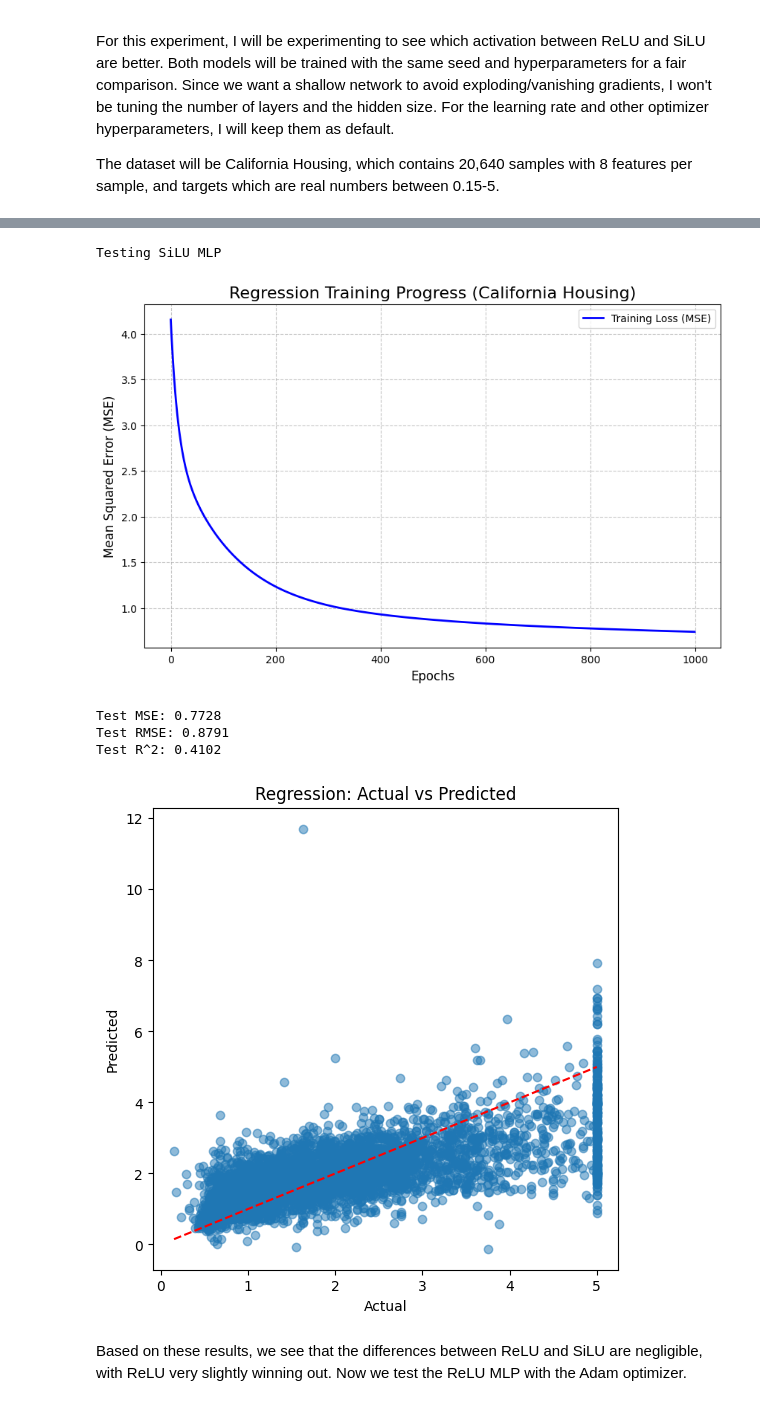
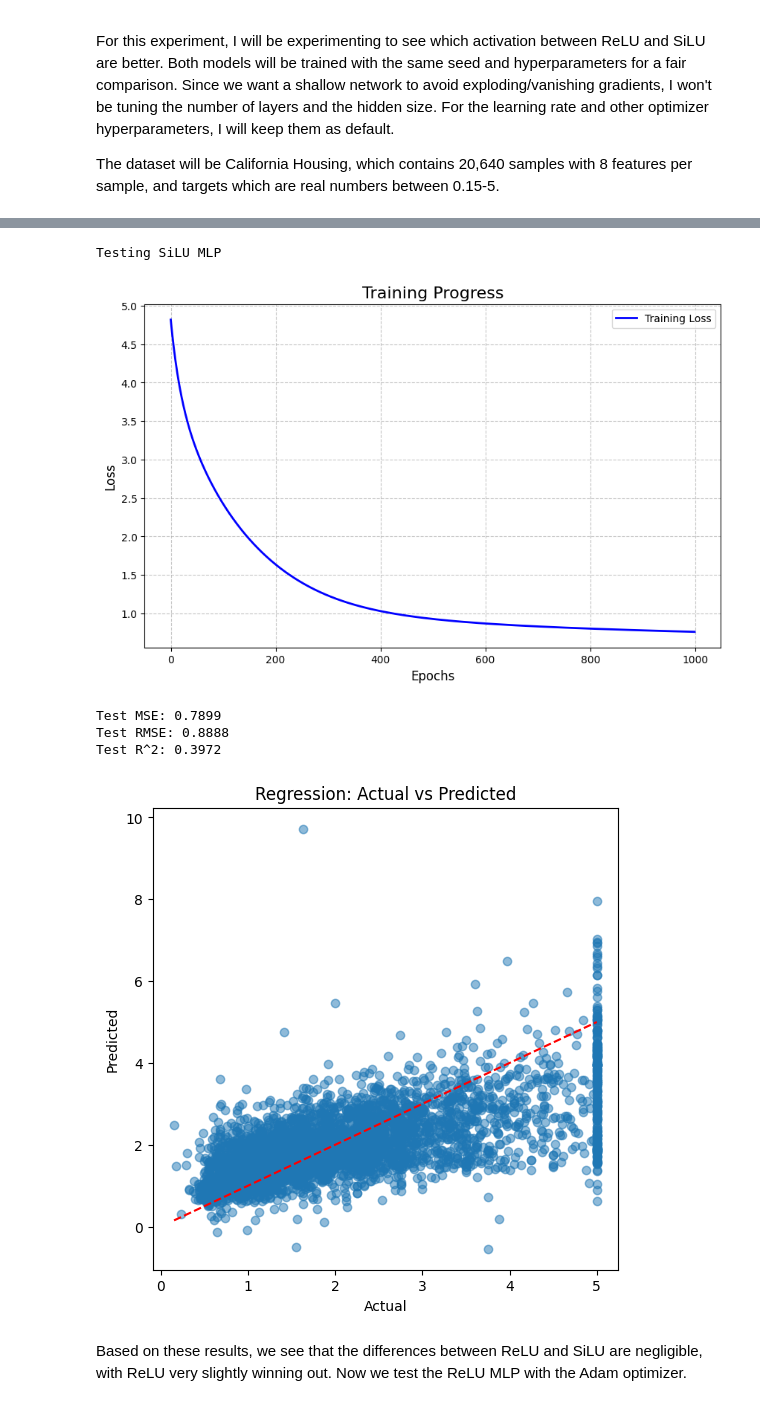
Before and after one commit to axr2718/nabla, a Jupyter notebook: demo.ipynb, the cells around one changed output, grey strips where cells are left out. Cells and saved outputs as stored; diff of their text form; code cells hidden in the pictures.

```diff
--- a/demo.ipynb
+++ b/demo.ipynb
@@ -64,44 +71,44 @@ def test(model, X_test, y_test, task='regression', classes=None):
         rmse = np.sqrt(mse)
         r2 = r2_score(y_test, prediction)
 
-        print(f"Test MSE: {mse:.4f}")
-        print(f"Test RMSE: {rmse:.4f}")
-        print(f"Test R^2: {r2:.4f}")
+        print(f'Test MSE: {mse:.4f}')
+        print(f'Test RMSE: {rmse:.4f}')
+        print(f'Test R^2: {r2:.4f}')
 
         plt.figure(figsize=(6,6))
         plt.scatter(y_test, prediction, alpha=0.5)
         plt.plot([y_test.min(), y_test.max()], [y_test.min(), y_test.max()], 'r--')
-        plt.xlabel("Actual")
-        plt.ylabel("Predicted")
-        plt.title("Regression: Actual vs Predicted")
+        plt.xlabel('Actual')
+        plt.ylabel('Predicted')
+        plt.title('Regression: Actual vs Predicted')
         plt.show()
 
         return mse, rmse, r2
 
-    else:
+    elif task == 'classification':
         prediction = np.argmax(prediction, axis=1)
 
         accuracy = accuracy_score(y_test, prediction)
-        print(f"Test Accuracy: {accuracy * 100:.2f}%")
+        precision = precision_score(y_test, prediction, average='weighted')
+        recall = recall_score(y_test, prediction, average='weighted')
+        f1 = f1_score(y_test, prediction, average='weighted')
+        print(f'Test Accuracy: {accuracy * 100:.2f}%')
+        print(f'Test Precision: {precision * 100:.2f}%')
+        print(f'Test Recall: {recall * 100:.2f}%')
+        print(f'Test F1: {f1 * 100:.2f}%')
 
-        cm = confusion_matrix(y_test, prediction)
-        display = ConfusionMatrixDisplay(confusion_matrix=cm, display_labels=classes)
 
-        fig, ax = plt.subplots(figsize=(8,8))
-        display.plot(cmap=plt.cm.Blues, ax=ax)
-        plt.title("Confusion Matrix")
-        plt.show()
-
-        return accuracy
+        return accuracy, precision, recall, f1
+    else: raise ValueError('Task needs to be regression or classification')
 
 # Define a plotting functionm for the loss
 def loss_plot(loss_list):
     plt.figure(figsize=(10, 6))
-    plt.plot(loss_list, label='Training Loss (MSE)', color='blue', linewidth=2)
+    plt.plot(loss_list, label='Training Loss', color='blue', linewidth=2)
 
-    plt.title('Regression Training Progress (California Housing)', fontsize=16)
+    plt.title('Training Progress', fontsize=16)
     plt.xlabel('Epochs', fontsize=12)
-    plt.ylabel('Mean Squared Error (MSE)', fontsize=12)
+    plt.ylabel('Loss', fontsize=12)
     plt.grid(True, linestyle='--', alpha=0.7)
     plt.legend()
     plt.show()
@@ -147,19 +154,19 @@ Test R^2: 0.4154
 [figure]
 # %%
 print('Testing SiLU MLP')
-silu_mlp = [nn.Linear(in_features, 16), nn.ReLU(), nn.Linear(16, 16), nn.ReLU(), nn.Linear(16, out_features)]
+silu_mlp = [nn.Linear(in_features, 16), nn.SiLU(), nn.Linear(16, 16), nn.SiLU(), nn.Linear(16, out_features)]
 sgd = optim.SGD(silu_mlp, learning_rate=1e-3)
 
 loss_list = train(silu_mlp, X_train, y_train, sgd, criterion, num_epochs)
 loss_plot(loss_list)
 mse, rmse, r2 = test(silu_mlp, X_test, y_test, task='regression')
 # %% [output]
 Testing SiLU MLP
-[figure, old version]
+[figure, new version]
-Test MSE: 0.7728
-Test RMSE: 0.8791
-Test R^2: 0.4102
+Test MSE: 0.7899
+Test RMSE: 0.8888
+Test R^2: 0.3972
-[figure, old version]
+[figure, new version]
 # %% [markdown]
 Based on these results, we see that the differences between ReLU and SiLU are negligible, with ReLU very slightly winning out. Now we test the ReLU MLP with the Adam optimizer.
 # %%
```
Also changed, not shown: parts of 16 cells of this notebook, 4 other files.
